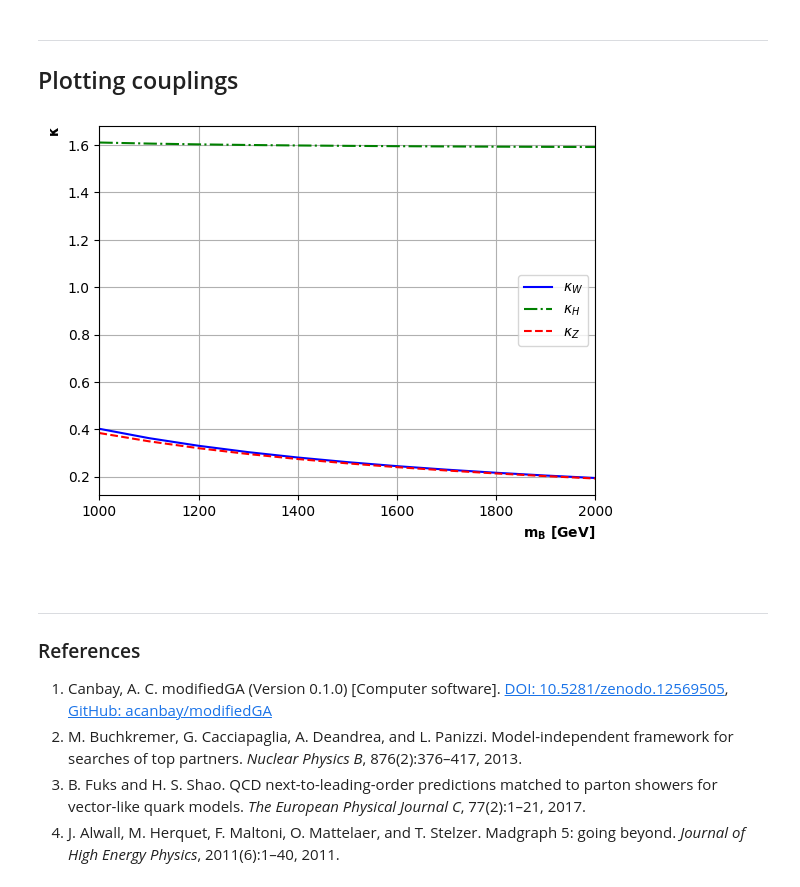
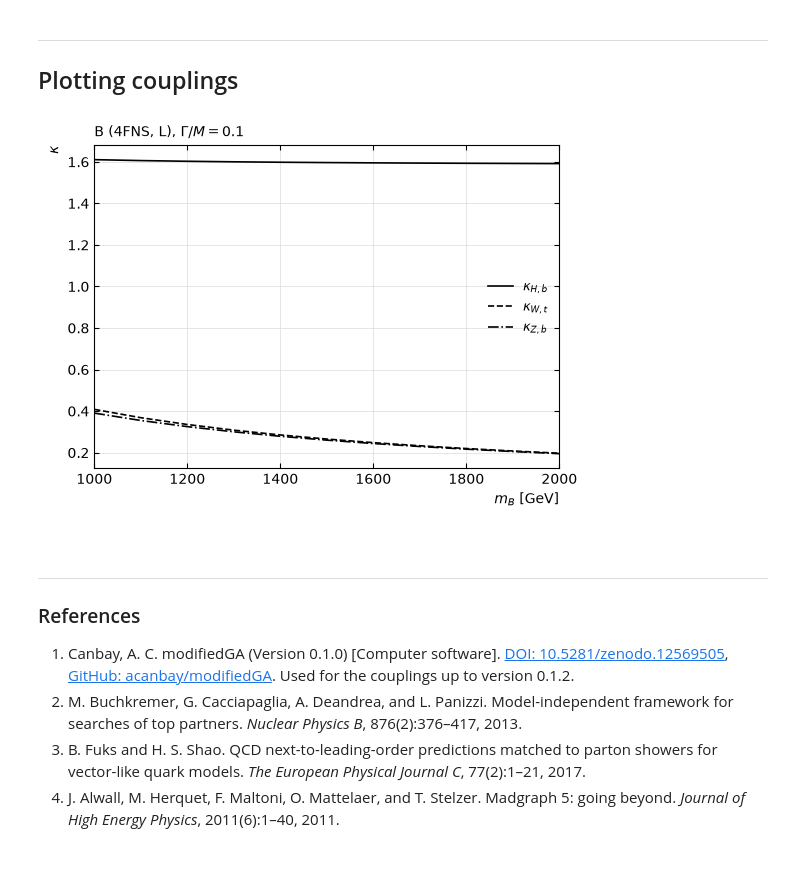
Before and after one commit to acanbay/VLQcalc, a Jupyter notebook: binder/tutorial.ipynb, the cells around one changed output. Saved outputs shown, nothing was run; the diff lists cells and outputs as text; code cells hidden in the pictures.

```diff
--- a/binder/tutorial.ipynb
+++ b/binder/tutorial.ipynb
@@ -443,25 +492,15 @@ output_file.close()
 ---
 
 ## Plotting couplings
-# %%
-import matplotlib.pyplot as plt
-
-vlq = model.VLQ('B')
-vlq.setMass( range(1000, 2001, 100) )
-vlq.calcRatioKappas([0.25, 0.5, 0.25], 0.1)
-
-plt.plot(vlq.Mass, vlq.KappaW, '-b', label='$\kappa_{W}$')
-plt.plot(vlq.Mass, vlq.KappaH, '-.g', label='$\kappa_{H}$')
-plt.plot(vlq.Mass, vlq.KappaZ, '--r', label='$\kappa_{Z}$')
-plt.legend()
-plt.xlabel('$\mathbf{m_{B}}$ [GeV]', horizontalalignment='right', x=1.0, weight='bold')
-plt.ylabel('$\mathbf{\kappa}$', horizontalalignment='right', y=1.0, weight='bold')
-plt.xlim([min(vlq.Mass),max(vlq.Mass)])
-plt.grid()
-# plt.savefig('kappa_plot.png',dpi=720)
-plt.show()
-# %% [output]
-[figure, removed]
+# %%
+vlq = model.VLQ('B')
+vlq.setMass( range(1000, 2001, 100) )
+vlq.calcRatioKappas([0.25, 0.5, 0.25], 0.1)
+
+ax = vlq.plot()                  # 'BR' and 'width' are also available
+# ax.figure.savefig('kappa_plot.pdf')
+# %% [output]
+[figure, added]
 # %% [markdown]
 <br>
 
@@ -469,7 +508,7 @@ ___
 
 ### References
 
-1. Canbay, A. C. modifiedGA (Version 0.1.0) [Computer software]. [DOI: 10.5281/zenodo.12569505](https://doi.org/10.5281/zenodo.12569505), [GitHub: acanbay/modifiedGA](https://github.com/acanbay/modifiedGA)
+1. Canbay, A. C. modifiedGA (Version 0.1.0) [Computer software]. [DOI: 10.5281/zenodo.12569505](https://doi.org/10.5281/zenodo.12569505), [GitHub: acanbay/modifiedGA](https://github.com/acanbay/modifiedGA). Used for the couplings up to version 0.1.2.
 2. M. Buchkremer, G. Cacciapaglia, A. Deandrea, and L. Panizzi. Model-independent framework for searches of top partners. *Nuclear Physics B*, 876(2):376–417, 2013.
 3. B. Fuks and H. S. Shao. QCD next-to-leading-order predictions matched to parton showers for vector-like quark models. *The European Physical Journal C*, 77(2):1–21, 2017.
 4. J. Alwall, M. Herquet, F. Maltoni, O. Mattelaer, and T. Stelzer. Madgraph 5: going beyond. *Journal of High Energy Physics*, 2011(6):1–40, 2011.
```
Also changed, not shown: parts of 18 cells of this notebook, 30 other files.
